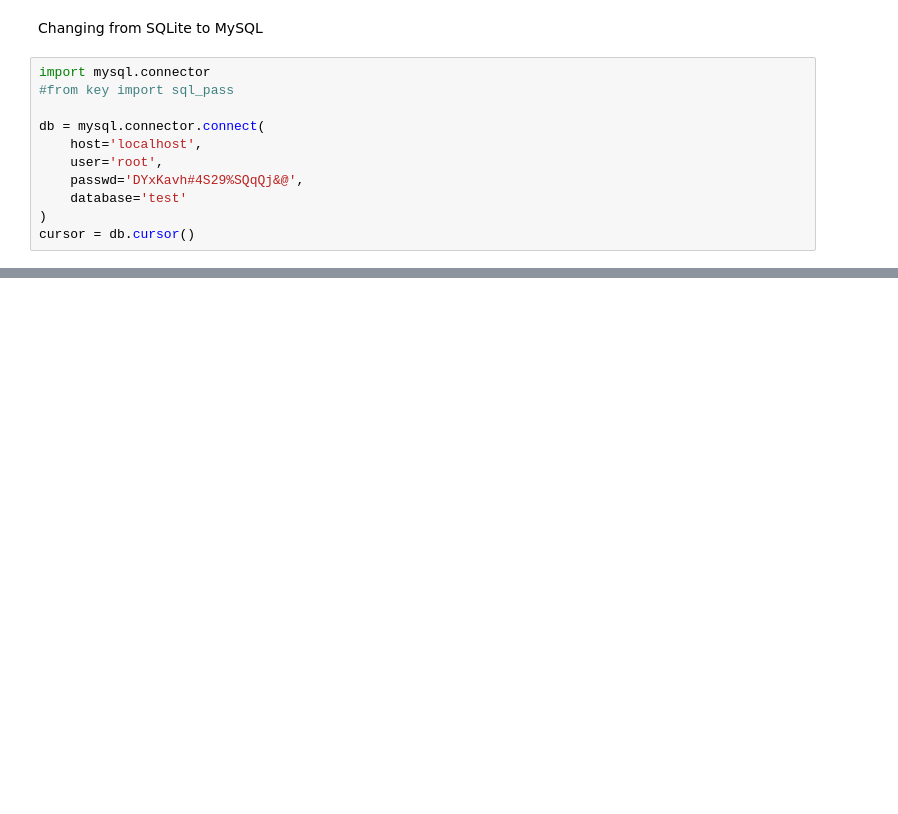
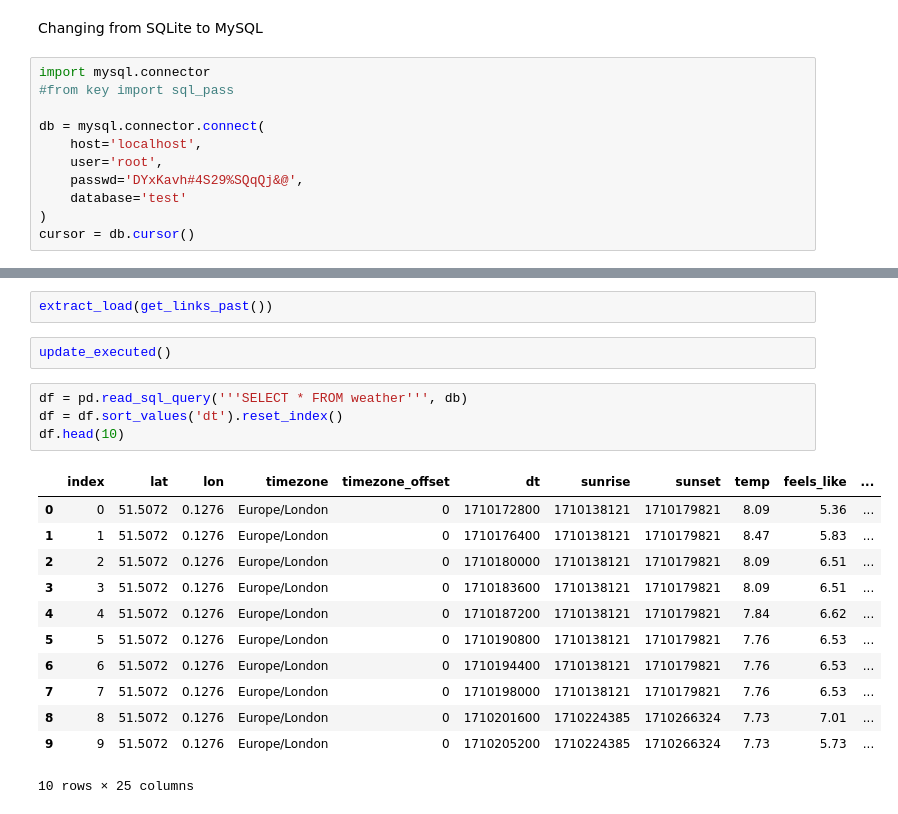
Before and after one commit to Jackleept/Weather, a Jupyter notebook: python/scratch.ipynb, the cells around one changed output, grey strips where cells are left out. Saved outputs shown, nothing was run; the diff lists cells and outputs as text; blank space fills up the shorter version.

```diff
--- a/python/scratch.ipynb
+++ b/python/scratch.ipynb
@@ -1002,0 +1011,21 @@ ProgrammingError: 1064 (42000): You have an error in your SQL syntax; check the
+# %%
+extract_load(get_links_past())
+# %%
+update_executed()
+# %%
+df = pd.read_sql_query('''SELECT * FROM weather''', db)
+df = df.sort_values('dt').reset_index()
+df.head(10)
+# %% [output]
+|  | index | lat | lon | timezone | timezone_offset | dt | sunrise | sunset | temp | feels_like | ... |
+| 0 | 0 | 51.5072 | 0.1276 | Europe/London | 0 | 1710172800 | 1710138121 | 1710179821 | 8.09 | 5.36 | ... |
+| 1 | 1 | 51.5072 | 0.1276 | Europe/London | 0 | 1710176400 | 1710138121 | 1710179821 | 8.47 | 5.83 | ... |
+| 2 | 2 | 51.5072 | 0.1276 | Europe/London | 0 | 1710180000 | 1710138121 | 1710179821 | 8.09 | 6.51 | ... |
+| 3 | 3 | 51.5072 | 0.1276 | Europe/London | 0 | 1710183600 | 1710138121 | 1710179821 | 8.09 | 6.51 | ... |
+| 4 | 4 | 51.5072 | 0.1276 | Europe/London | 0 | 1710187200 | 1710138121 | 1710179821 | 7.84 | 6.62 | ... |
+| 5 | 5 | 51.5072 | 0.1276 | Europe/London | 0 | 1710190800 | 1710138121 | 1710179821 | 7.76 | 6.53 | ... |
+| 6 | 6 | 51.5072 | 0.1276 | Europe/London | 0 | 1710194400 | 1710138121 | 1710179821 | 7.76 | 6.53 | ... |
+| 7 | 7 | 51.5072 | 0.1276 | Europe/London | 0 | 1710198000 | 1710138121 | 1710179821 | 7.76 | 6.53 | ... |
+| 8 | 8 | 51.5072 | 0.1276 | Europe/London | 0 | 1710201600 | 1710224385 | 1710266324 | 7.73 | 7.01 | ... |
+| 9 | 9 | 51.5072 | 0.1276 | Europe/London | 0 | 1710205200 | 1710224385 | 1710266324 | 7.73 | 5.73 | ... |
+10 rows × 25 columns
```
Also changed, not shown: parts of 9 cells of this notebook, 1 other file.
